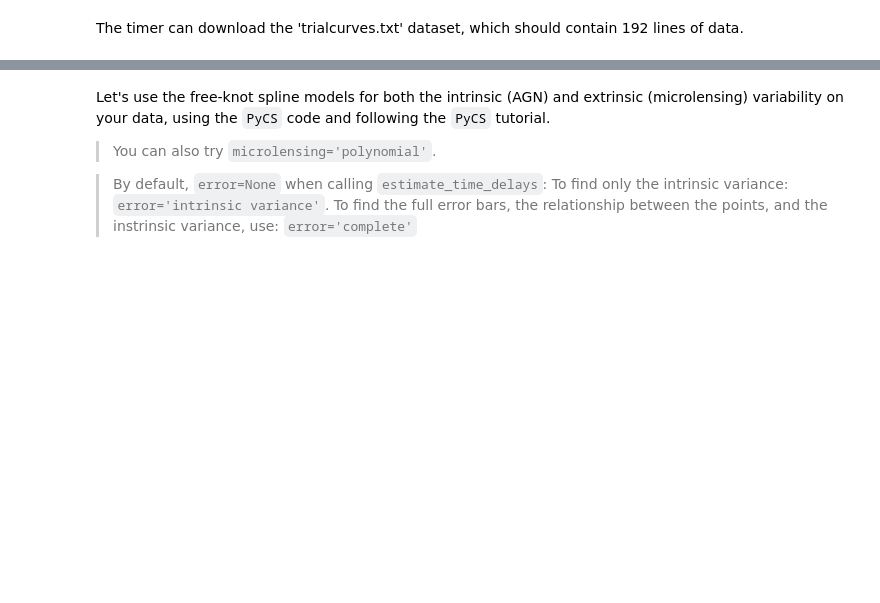
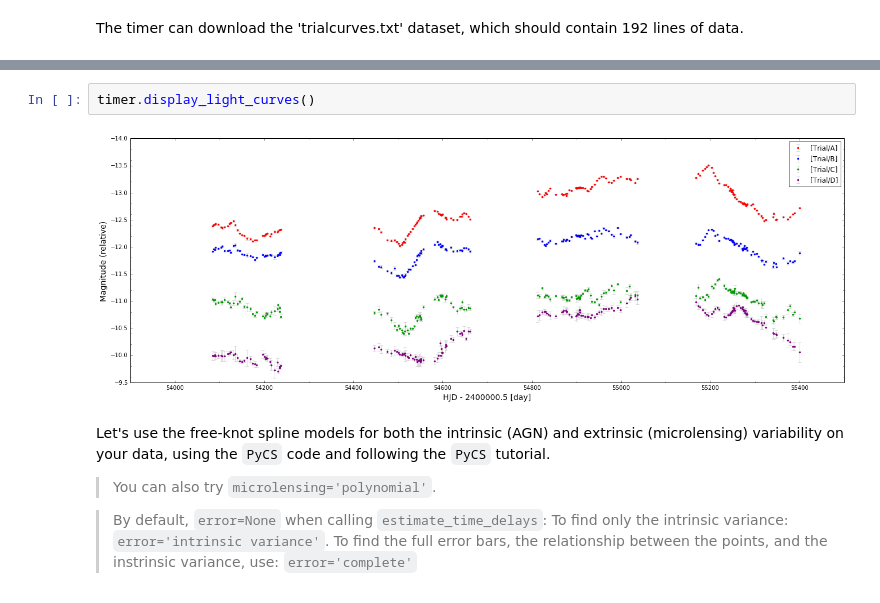
Before and after one commit to LSSTDESC/SLTimer, a Jupyter notebook: notebooks/SLTimer_Tutorial.ipynb, the cells around one changed output, grey strips where cells are left out. Saved outputs shown, nothing was run; the diff lists cells and outputs as text; blank space fills up the shorter version.

```diff
--- a/notebooks/SLTimer_Tutorial.ipynb
+++ b/notebooks/SLTimer_Tutorial.ipynb
@@ -32,6 +36,10 @@ Reading "trialcurves.txt"...
 Checking header of "trialcurves.txt"...
 Reading "trialcurves.txt"...
 [Trial/D] with 192 points imported (0 of them masked).
+# %%
+timer.display_light_curves()
+# %% [output]
+[figure, added]
 # %% [markdown]
 Let's use the free-knot spline models for both the intrinsic (AGN) and extrinsic (microlensing) variability on your data, using the `PyCS` code and following the `PyCS` tutorial.
 
```
Also changed, not shown: parts of 8 cells of this notebook, 1 other file.
